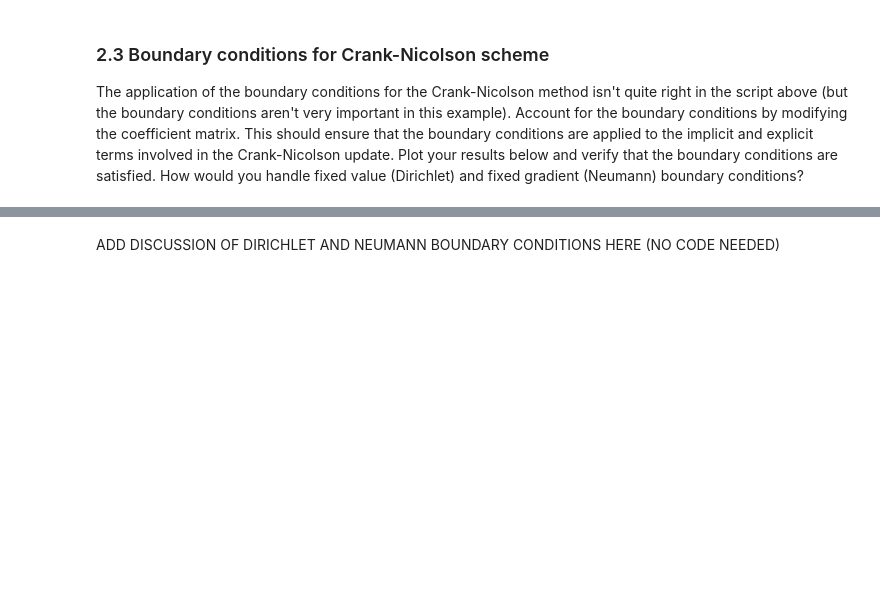
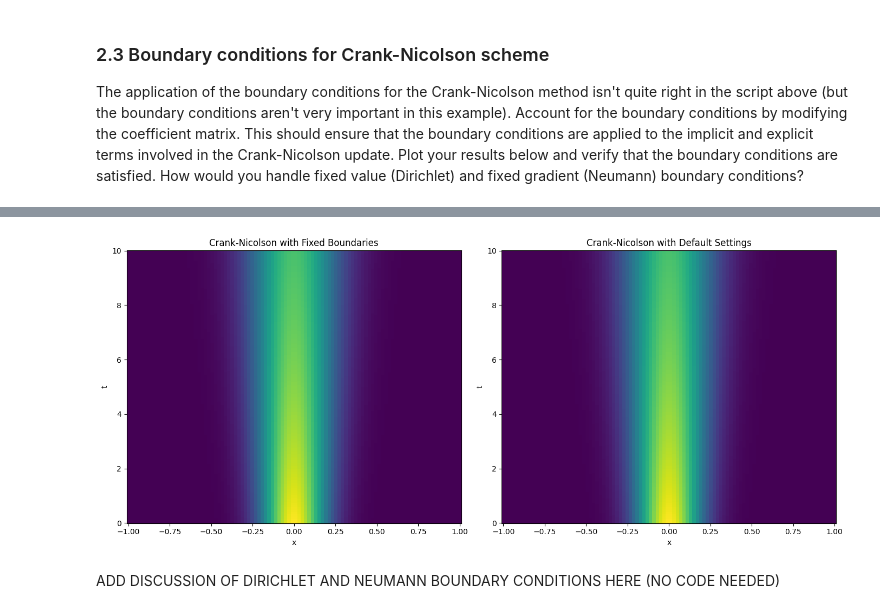
Before and after one commit to vantran1/QCES, a Jupyter notebook: Project1_numerical_methods.ipynb, the cells around one changed output, grey strips where cells are left out. Cells and saved outputs as stored; diff of their text form; code cells hidden in the pictures; blank space fills up the shorter version.

```diff
--- a/Project1_numerical_methods.ipynb
+++ b/Project1_numerical_methods.ipynb
@@ -404,3 +440,95 @@ INSERT DISCUSSION OF ERROR HERE (~1 paragraph).  OPTIONALLY ADD PLOTS BY INSERTI
 <a id='section2pt3'></a>
 
 The application of the boundary conditions for the Crank-Nicolson method isn't quite right in the script above (but the boundary conditions aren't very important in this example). Account for the boundary conditions by modifying the coefficient matrix. This should ensure that the boundary conditions are applied to the implicit and explicit terms involved in the Crank-Nicolson update. Plot your results below and verify that the boundary conditions are satisfied.  How would you handle fixed value (Dirichlet) and fixed gradient (Neumann) boundary conditions?
+# %%
+# We want to select a given error tolerance
+
+# Defining parameters
+kappa = 0.001  # diffusivity
+error_tolerance = 0.01 # error tolerance
+
+# Timestepping parameters
+t_start = 0  # start time (note that this is not the same time used to evaluate the exact solution to set the ICs)
+t_end = 10  # end time
+Nt = 1000  # number of timesteps
+
+# Size of the physical domain
+x_start = -1
+x_end = 1
+Nx = 100
+
+t = np.linspace(t_start, t_end, Nt)  # Create a vector of times
+x = np.linspace(x_start, x_end, Nx)  # Create a vector for x
+
+def CN_test(x, t, kappa):
+# This function timesteps the diffusion equation with homogeneous Neumann boundary conditions
+# using the explicit Euler and second order finite difference methods
+    start_time = time.time()  # Start a timer
+
+    # Infer the timestep from the time array
+    dt = t[1] - t[0]
+
+    M = construct_M(x)  # Construct the coefficient matrix for the second derivative
+
+    # Set the number of gridpoints in x and t
+    Nx = len(x); Nt = len(t)
+
+    A = sp.eye(Nx) - 0.5 * dt * kappa * M  # This matrix appears on the LHS in the C-N scheme
+    A_inv = spla.inv(A) # Calculate the inverse of A (this only needs to be done once)
+
+    # Create an empty sparse array to store the solution
+    c = np.zeros((Nx, Nt))
+
+    c[:, 0] = set_ics(x, kappa, 10)  # Set the initial condition
+
+    for k in range(1, Nt): # loop over the number of timesteps
+        c[:, k] = A_inv @ (c[:, k-1] + 0.5 * dt * kappa * (M @ c[:, k-1]))
+        # Enforce the boundary conditions
+        c[0, k] = 2 * c[1, k]
+        c[-1, k] = 2* c[-2, k]
+
+    end_time = time.time()  # Print the elapsed time
+
+    print(f"Crank-Nicolson method took {end_time - start_time:.2f} seconds")
+
+    return c
+
+c_CN_test = CN_test(x, t, kappa) # Crank-Nicolson
+c_CN = CN(x,t,kappa)
+
+# Plot the results
+plt.figure(figsize=(14, 6))
+
+plt.subplot(1, 2, 1)
+plt.pcolormesh(x, t, c_CN_test.T, shading='auto')
+plt.xlabel('x')
+plt.ylabel('t')
+plt.title('Crank-Nicolson with Fixed Boundaries')
+
+plt.subplot(1, 2, 2)
+plt.pcolormesh(x, t, c_CN.T, shading='auto')
+plt.xlabel('x')
+plt.ylabel('t')
+plt.title('Crank-Nicolson with Default Settings')
+
+plt.tight_layout()
+plt.show()
+
+# # Plot the results
+# plt.figure(figsize=(14, 6))
+
+# plt.subplot(1, 2, 1)
+# plt.pcolormesh(x, t, c_EE.T, shading='auto')
+# plt.xlabel('x')
+# plt.ylabel('t')
+# plt.title('Explicit Euler')
+
+# plt.subplot(1, 2, 2)
+# plt.pcolormesh(x, t, c_CN.T, shading='auto')
+# plt.xlabel('x')
+# plt.ylabel('t')
+# plt.title('Crank-Nicolson')
+
+# plt.tight_layout()
+# plt.show()
+# %% [output]
@@ -407,3 +537,4 @@ The application of the boundary conditions for the Crank-Nicolson method isn't q
+[figure, added]
 # %%
 ADD CODE AND PLOTS HERE
 # %% [markdown]
```
Also changed, not shown: parts of 5 cells of this notebook.
